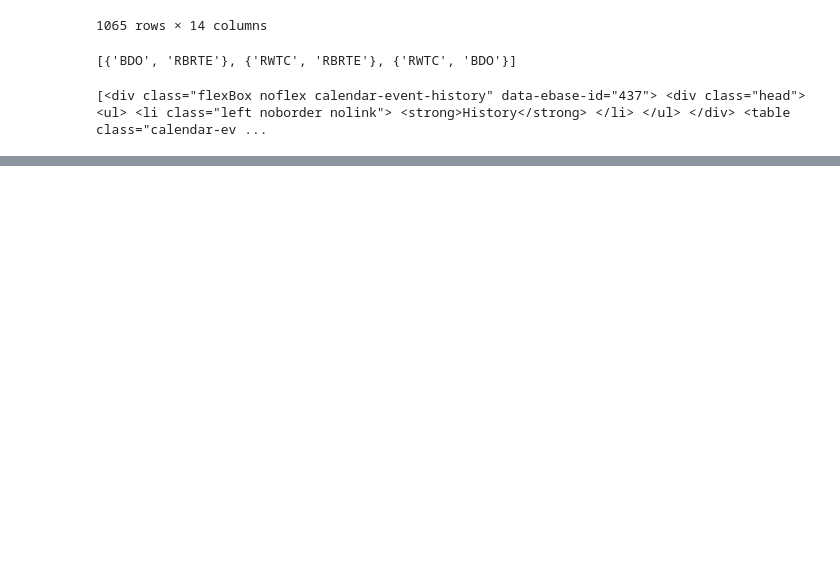
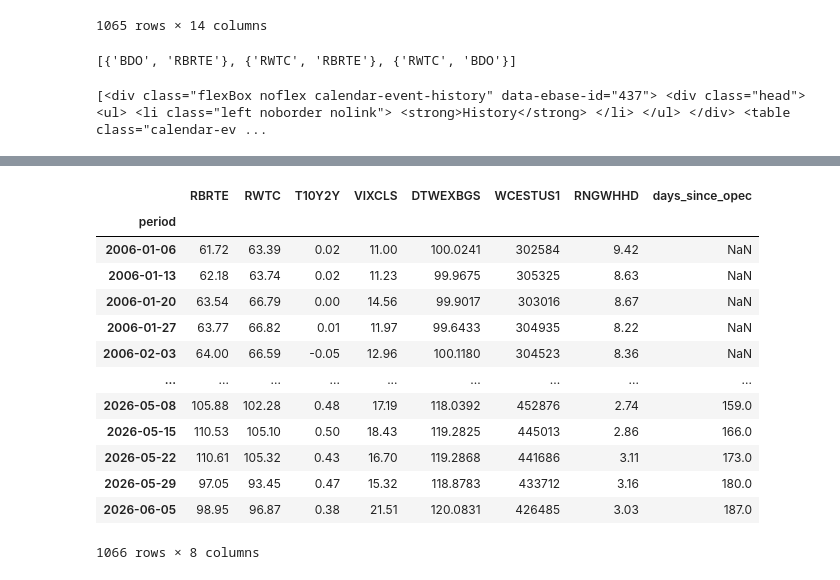
Before and after one commit to beniciouhart/regime-detection, a Jupyter notebook: data_ingestion.ipynb, the cells around one changed output, grey strips where cells are left out. Saved outputs shown, nothing was run; the diff lists cells and outputs as text; code cells hidden in the pictures; blank space fills up the shorter version.

```diff
--- a/data_ingestion.ipynb
+++ b/data_ingestion.ipynb
@@ -348,0 +394,31 @@ KeyError: 'date'
+# %%
+def days_since_opec(df):
+    df = df.copy().reset_index().sort_values('period')
+
+    opec_dates = pd.read_csv('data/meetings.csv', parse_dates=['date']).sort_values('date')
+
+    df = pd.merge_asof(df, opec_dates.assign(last_opec=opec_dates['date']),
+                       left_on='period', right_on='date', direction='backward') #merge_asof used for timeseries data where the dates don't match, finds the closest date in the rightmost df and returns that value for all rows matches, here we use backward to get the most recent date, forward would get the soonest.
+
+    df['days_since_opec'] = (df['period'] - df['last_opec']).dt.days
+    df = df.drop(columns=['date', 'last_opec'])
+
+    return df.set_index('period')
+
+df = days_since_opec(get_merged_df())
+df
+# %% [output]
+|  | RBRTE | RWTC | T10Y2Y | VIXCLS | DTWEXBGS | WCESTUS1 | RNGWHHD | days_since_opec |
+| period |  |  |  |  |  |  |  |  |
+| 2006-01-06 | 61.72 | 63.39 | 0.02 | 11.00 | 100.0241 | 302584 | 9.42 | NaN |
+| 2006-01-13 | 62.18 | 63.74 | 0.02 | 11.23 | 99.9675 | 305325 | 8.63 | NaN |
+| 2006-01-20 | 63.54 | 66.79 | 0.00 | 14.56 | 99.9017 | 303016 | 8.67 | NaN |
+| 2006-01-27 | 63.77 | 66.82 | 0.01 | 11.97 | 99.6433 | 304935 | 8.22 | NaN |
+| 2006-02-03 | 64.00 | 66.59 | -0.05 | 12.96 | 100.1180 | 304523 | 8.36 | NaN |
+| ... | ... | ... | ... | ... | ... | ... | ... | ... |
+| 2026-05-08 | 105.88 | 102.28 | 0.48 | 17.19 | 118.0392 | 452876 | 2.74 | 159.0 |
+| 2026-05-15 | 110.53 | 105.10 | 0.50 | 18.43 | 119.2825 | 445013 | 2.86 | 166.0 |
+| 2026-05-22 | 110.61 | 105.32 | 0.43 | 16.70 | 119.2868 | 441686 | 3.11 | 173.0 |
+| 2026-05-29 | 97.05 | 93.45 | 0.47 | 15.32 | 118.8783 | 433712 | 3.16 | 180.0 |
+| 2026-06-05 | 98.95 | 96.87 | 0.38 | 21.51 | 120.0831 | 426485 | 3.03 | 187.0 |
+1066 rows × 8 columns
```
Also changed, not shown: parts of 2 cells of this notebook, 1 other file.
